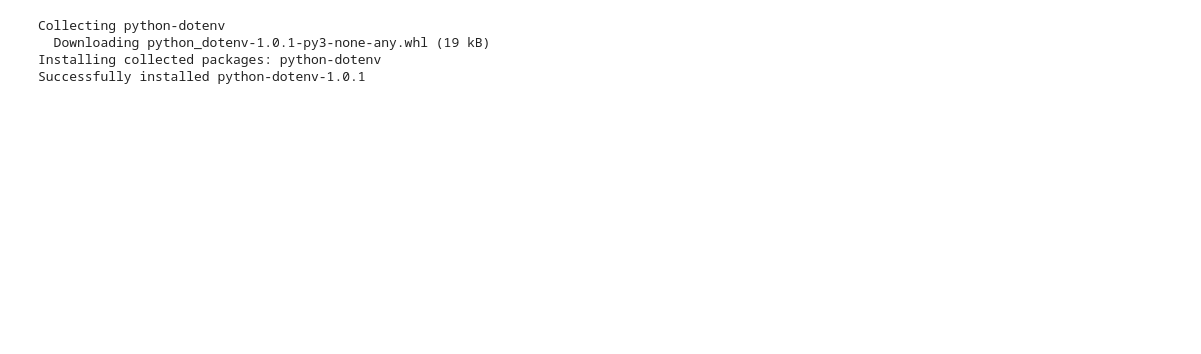
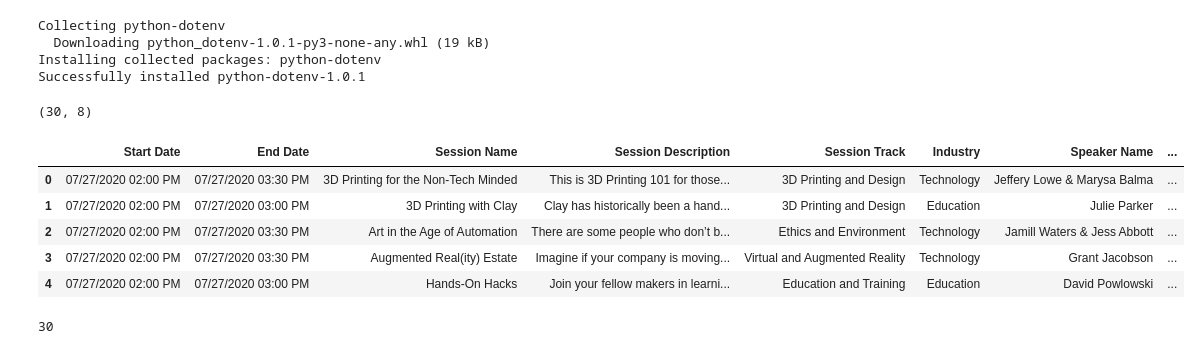
Before and after one commit to hassamiqbal/LinkedIn-Learning, a Jupyter notebook: Ex_Files_Hands_On_Gen_AI_Tabular_Data/Exercise Files/01_01_setting_up.ipynb, the cells around one changed output. Drawn from its saved outputs; the diff is of its cells as text; code cells hidden in the pictures; blank space fills up the shorter version.

```diff
--- a/Ex_Files_Hands_On_Gen_AI_Tabular_Data/Exercise Files/01_01_setting_up.ipynb
+++ b/Ex_Files_Hands_On_Gen_AI_Tabular_Data/Exercise Files/01_01_setting_up.ipynb
@@ -38,0 +43,19 @@ openai.api_key  = os.environ["OPENAI_API_KEY"]
+# %%
+pd.set_option('display.max_colwidth', None)
+# %%
+file_name= "conference_session_info.csv"
+
+df= pd.read_csv(file_name)
+# %%
+df.shape
+# %% [output]
+(30, 8)
+# %%
+df.head()
+# %% [output]
+|  | Start Date | End Date | Session Name | Session Description | Session Track | Industry | Speaker Name | ... |
+| 0 | 07/27/2020 02:00 PM | 07/27/2020 03:30 PM | 3D Printing for the Non-Tech Minded | This is 3D Printing 101 for those... | 3D Printing and Design | Technology | Jeffery Lowe & Marysa Balma | ... |
+| 1 | 07/27/2020 02:00 PM | 07/27/2020 03:00 PM | 3D Printing with Clay | Clay has historically been a hand... | 3D Printing and Design | Education | Julie Parker | ... |
+| 2 | 07/27/2020 02:00 PM | 07/27/2020 03:30 PM | Art in the Age of Automation | There are some people who don’t b... | Ethics and Environment | Technology | Jamill Waters & Jess Abbott | ... |
+| 3 | 07/27/2020 02:00 PM | 07/27/2020 03:30 PM | Augmented Real(ity) Estate | Imagine if your company is moving... | Virtual and Augmented Reality | Technology | Grant Jacobson | ... |
+| 4 | 07/27/2020 02:00 PM | 07/27/2020 03:00 PM | Hands-On Hacks | Join your fellow makers in learni... | Education and Training | Education | David Powlowski | ... |
@@ -38,0 +68,4 @@ openai.api_key  = os.environ["OPENAI_API_KEY"]
+# %%
+len(docs)
+# %% [output]
+30
```
Also changed, not shown: parts of 25 cells of this notebook.
